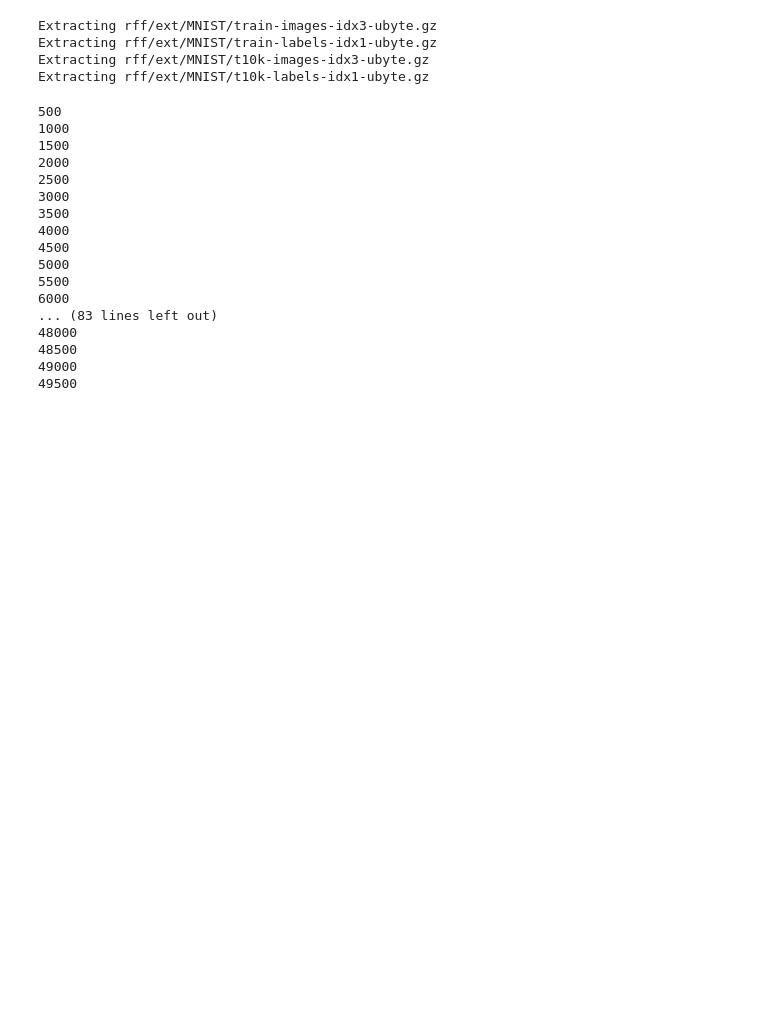
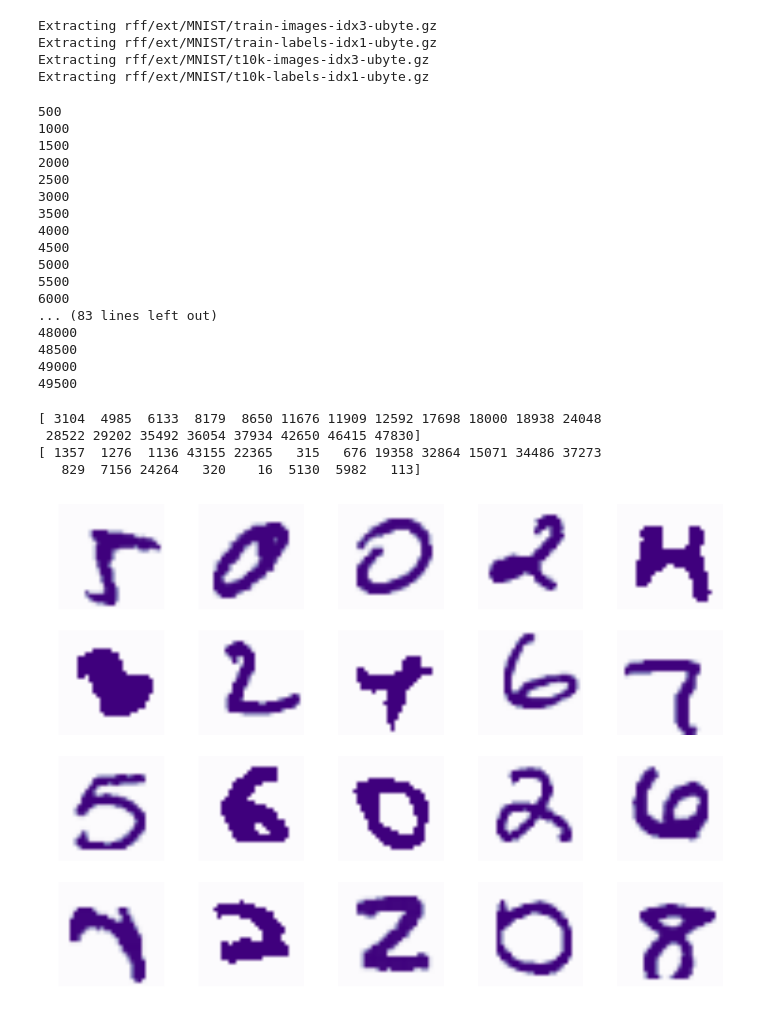
Before and after one commit to EmiliaPompe/DogsProject, a Jupyter notebook: OnlineCriticismImages.ipynb, the cells around one changed output. Cells and saved outputs as stored; diff of their text form; code cells hidden in the pictures; blank space fills up the shorter version.

```diff
--- a/OnlineCriticismImages.ipynb
+++ b/OnlineCriticismImages.ipynb
@@ -214,3 +214,24 @@ for i in range(2*M, N):
 #resultImages = online_loss_reg_max(stream, gamma, new_phi, phis_for_criticisms,
 #                                   full_phi_sum, proto_phi_sum, prototype_indices,
 #                                   criticism_indices, n, M, full_stream_phi, N):
+# %%
+print criticism_indices
+print prototype_indices
+data = stream
+#data[criticism_indices][1]
+# %% [output]
+[ 3104  4985  6133  8179  8650 11676 11909 12592 17698 18000 18938 24048
+ 28522 29202 35492 36054 37934 42650 46415 47830]
+[ 1357  1276  1136 43155 22365   315   676 19358 32864 15071 34486 37273
+   829  7156 24264   320    16  5130  5982   113]
+# %%
+#plotting the criticism
+plt.figure(figsize=(14,10))
+for i in xrange(20):
+    plt.subplot(20/5,5,i+1)
+    plt.imshow(data[criticism_indices][i].reshape((28,28)))
+    plt.axis('off')
+    #plt.title(mnist.train.labels[i])
+    plt.set_cmap('Purples')
+# %% [output]
+[figure, added]
```
Also changed, not shown: 3 other files.
